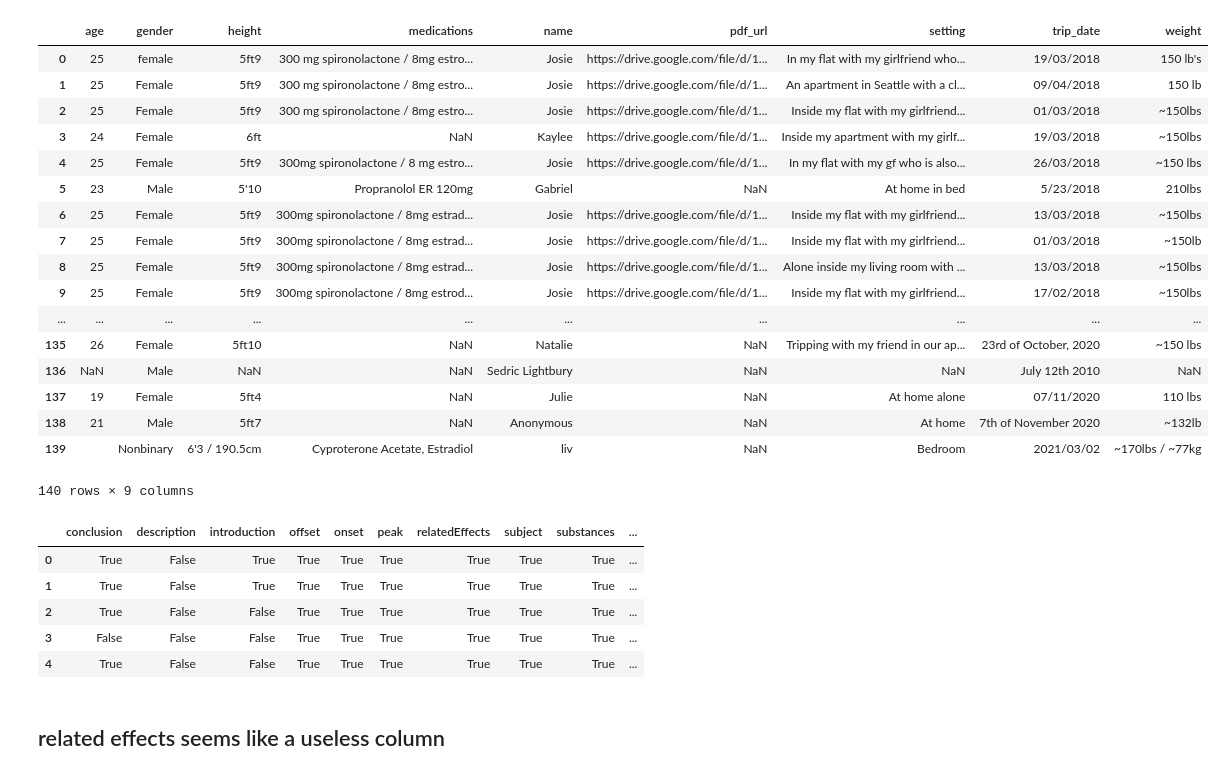
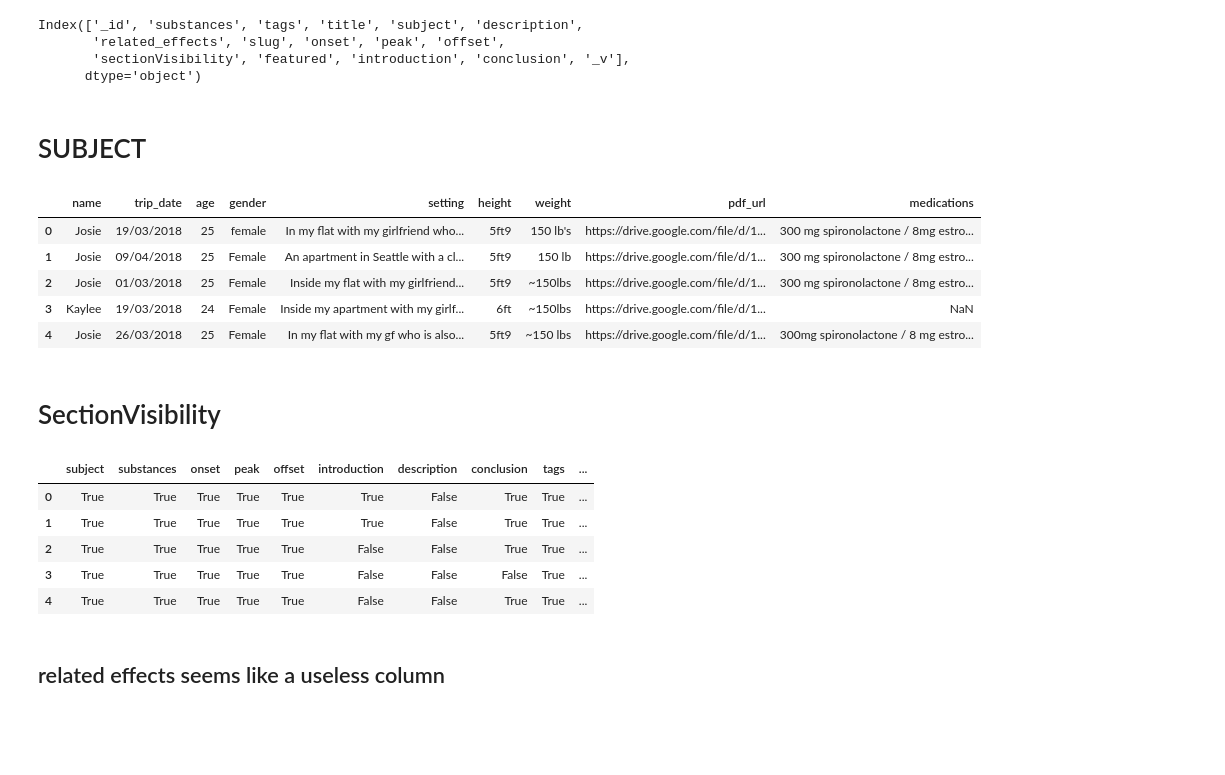
Before and after one commit to EthanIrby8/DrugFX, a Jupyter notebook: subjective_effects_db/reports_json_preprocessing.ipynb, the cells around one changed output. Drawn from its saved outputs; the diff is of its cells as text; code cells hidden in the pictures; blank space fills up the shorter version.

Commit message:
minor changes to substances column in reports_json_preprocessing

```diff
--- a/subjective_effects_db/reports_json_preprocessing.ipynb
+++ b/subjective_effects_db/reports_json_preprocessing.ipynb
@@ -1,6 +1,8 @@
 # %%
 import pandas as pd
 # %%
+reports = pd.read_json('reports.json', lines=True)
+
 new_order = ['_id','substances', 'tags',  'title', 'subject','description', 'related_effects', 'slug', 'onset', 'peak', 'offset', 'sectionVisibility', 'featured', 'introduction', 'conclusion', '_v']
 reports = reports.reindex(columns=new_order)
 reports.head()
@@ -11,40 +13,36 @@ reports.head()
 | 2 | {'$oid': '5b66069b887f2c39ddcb378c'} | [{'_id': {'$oid': '5b66069b887f2c... | [2C-E, Josie, internal hallucinat... | Hallucinate everything mode | {'name': 'Josie', 'trip_date': '0... | NaN | [{'$oid': '5b7b474439b82210cf57a6... | hallucinate-everything-mode | [{'_id': {'$oid': '5b66069b887f2c... | ... |
 | 3 | {'$oid': '5b672bde76af1e4535063001'} | [{'_id': {'$oid': '5b672bde76af1e... | [internal hallucinations, kaylee,... | Salvia people in a courtyard | {'name': 'Kaylee', 'trip_date': '... | NaN | [{'$oid': '5b565c624227356db80866... | salvia-people-in-a-courtyard | [{'_id': {'$oid': '5b672bde76af1e... | ... |
 | 4 | {'$oid': '5b67332176af1e4535063006'} | [{'_id': {'$oid': '5b67332176af1e... | [DXM, Josie, spiritual] | Psychedelic dissociation | {'name': 'Josie', 'trip_date': '2... | NaN | [{'$oid': '5b75cde36b7b4d388828c6... | psychedelic-dissociation | [{'_id': {'$oid': '5b67332176af1e... | ... |
+# %%
+reports.columns
+# %% [output]
+Index(['_id', 'substances', 'tags', 'title', 'subject', 'description',
+       'related_effects', 'slug', 'onset', 'peak', 'offset',
+       'sectionVisibility', 'featured', 'introduction', 'conclusion', '_v'],
+      dtype='object')
+# %% [markdown]
+# SUBJECT
 # %%
-# SUBJECT
-
 subject_df = pd.DataFrame(reports.subject.values.tolist())
+subject_df.head()
 # %% [output]
-|  | age | gender | height | medications | name | pdf_url | setting | trip_date | weight |
-| 0 | 25 | female | 5ft9 | 300 mg spironolactone / 8mg estro... | Josie | https://drive.google.com/file/d/1... | In my flat with my girlfriend who... | 19/03/2018 | 150 lb's |
-| 1 | 25 | Female | 5ft9 | 300 mg spironolactone / 8mg estro... | Josie | https://drive.google.com/file/d/1... | An apartment in Seattle with a cl... | 09/04/2018 | 150 lb |
-| 2 | 25 | Female | 5ft9 | 300 mg spironolactone / 8mg estro... | Josie | https://drive.google.com/file/d/1... | Inside my flat with my girlfriend... | 01/03/2018 | ~150lbs |
-| 3 | 24 | Female | 6ft | NaN | Kaylee | https://drive.google.com/file/d/1... | Inside my apartment with my girlf... | 19/03/2018 | ~150lbs |
-| 4 | 25 | Female | 5ft9 | 300mg spironolactone / 8 mg estro... | Josie | https://drive.google.com/file/d/1... | In my flat with my gf who is also... | 26/03/2018 | ~150 lbs |
-| 5 | 23 | Male | 5'10 | Propranolol ER 120mg | Gabriel | NaN | At home in bed | 5/23/2018 | 210lbs |
-| 6 | 25 | Female | 5ft9 | 300mg spironolactone / 8mg estrad... | Josie | https://drive.google.com/file/d/1... | Inside my flat with my girlfriend... | 13/03/2018 | ~150lbs |
-| 7 | 25 | Female | 5ft9 | 300mg spironolactone / 8mg estrad... | Josie | https://drive.google.com/file/d/1... | Inside my flat with my girlfriend... | 01/03/2018 | ~150lb |
-| 8 | 25 | Female | 5ft9 | 300mg spironolactone / 8mg estrad... | Josie | https://drive.google.com/file/d/1... | Alone inside my living room with ... | 13/03/2018 | ~150lbs |
-| 9 | 25 | Female | 5ft9 | 300mg spironolactone / 8mg estrod... | Josie | https://drive.google.com/file/d/1... | Inside my flat with my girlfriend... | 17/02/2018 | ~150lbs |
-| ... | ... | ... | ... | ... | ... | ... | ... | ... | ... |
-| 135 | 26 | Female | 5ft10 | NaN | Natalie | NaN | Tripping with my friend in our ap... | 23rd of October, 2020 | ~150 lbs |
-| 136 | NaN | Male | NaN | NaN | Sedric Lightbury | NaN | NaN | July 12th 2010 | NaN |
-| 137 | 19 | Female | 5ft4 | NaN | Julie | NaN | At home alone | 07/11/2020 | 110 lbs |
-| 138 | 21 | Male | 5ft7 | NaN | Anonymous | NaN | At home | 7th of November 2020 | ~132lb |
-| 139 |  | Nonbinary | 6'3 / 190.5cm | Cyproterone Acetate, Estradiol | liv | NaN | Bedroom | 2021/03/02 | ~170lbs / ~77kg |
+|  | name | trip_date | age | gender | setting | height | weight | pdf_url | medications |
+| 0 | Josie | 19/03/2018 | 25 | female | In my flat with my girlfriend who... | 5ft9 | 150 lb's | https://drive.google.com/file/d/1... | 300 mg spironolactone / 8mg estro... |
+| 1 | Josie | 09/04/2018 | 25 | Female | An apartment in Seattle with a cl... | 5ft9 | 150 lb | https://drive.google.com/file/d/1... | 300 mg spironolactone / 8mg estro... |
+| 2 | Josie | 01/03/2018 | 25 | Female | Inside my flat with my girlfriend... | 5ft9 | ~150lbs | https://drive.google.com/file/d/1... | 300 mg spironolactone / 8mg estro... |
+| 3 | Kaylee | 19/03/2018 | 24 | Female | Inside my apartment with my girlf... | 6ft | ~150lbs | https://drive.google.com/file/d/1... | NaN |
+| 4 | Josie | 26/03/2018 | 25 | Female | In my flat with my gf who is also... | 5ft9 | ~150 lbs | https://drive.google.com/file/d/1... | 300mg spironolactone / 8 mg estro... |
-140 rows × 9 columns
+# %% [markdown]
+# SectionVisibility
 # %%
-# SectionVisibility
-
 sV_df = pd.DataFrame(reports.sectionVisibility.values.tolist())
 sV_df.head()
 # %% [output]
-|  | conclusion | description | introduction | offset | onset | peak | relatedEffects | subject | substances | ... |
-| 0 | True | False | True | True | True | True | True | True | True | ... |
-| 1 | True | False | True | True | True | True | True | True | True | ... |
-| 2 | True | False | False | True | True | True | True | True | True | ... |
-| 3 | False | False | False | True | True | True | True | True | True | ... |
-| 4 | True | False | False | True | True | True | True | True | True | ... |
+|  | subject | substances | onset | peak | offset | introduction | description | conclusion | tags | ... |
+| 0 | True | True | True | True | True | True | False | True | True | ... |
+| 1 | True | True | True | True | True | True | False | True | True | ... |
+| 2 | True | True | True | True | True | False | False | True | True | ... |
+| 3 | True | True | True | True | True | False | False | False | True | ... |
+| 4 | True | True | True | True | True | False | False | True | True | ... |
 # %% [markdown]
 ## related effects seems like a useless column
```
Also changed, not shown: parts of 11 cells of this notebook, 1 other file.
